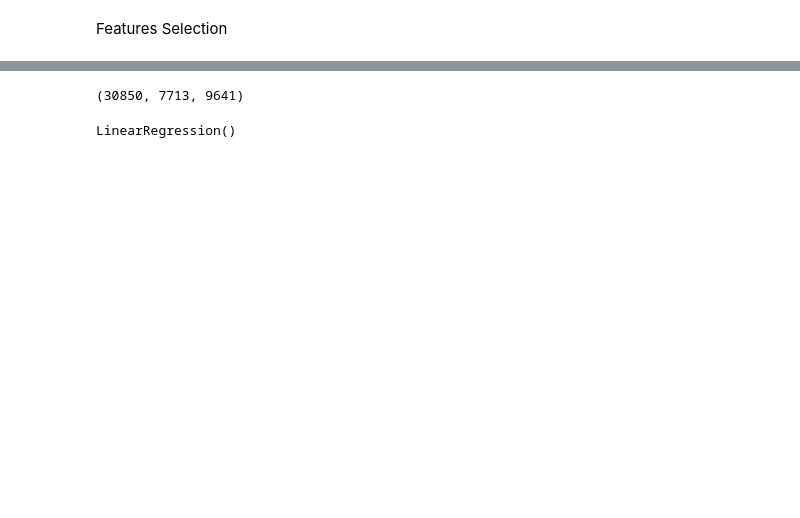
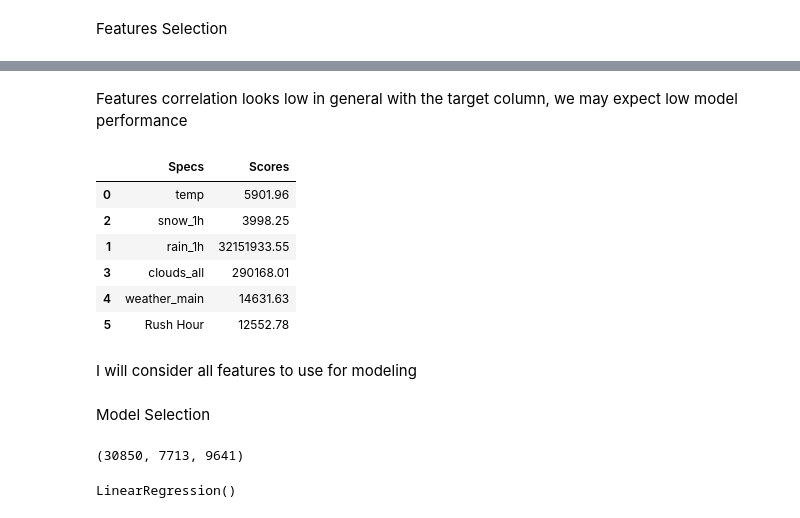
Before and after one commit to AbdallaAbker/mlops, a Jupyter notebook: model-development/traffic_prediction.ipynb, the cells around one changed output, grey strips where cells are left out. Saved outputs shown, nothing was run; the diff lists cells and outputs as text; code cells hidden in the pictures; blank space fills up the shorter version.

```diff
--- a/model-development/traffic_prediction.ipynb
+++ b/model-development/traffic_prediction.ipynb
@@ -98,0 +127,17 @@ df.head(1)
+# %%
+dct_map = {
+            'Clear': 1,
+            'Clouds': 2,
+            'Drizzle': 3,
+            'Mist': 4,
+            'Rain': 5,
+            'Haze': 6,
+            'Fog': 7,
+            'Thunderstorm': 8,
+            'Snow': 9,
+            'Squall': 10,
+            'Smoke': 11
+        }
+# %%
+df['weather_main'] = df['weather_main'].map(dct_map)
+df['weather_main'] = df['weather_main'].astype(int)
@@ -101,6 +169,35 @@ Features Selection
+# %% [markdown]
+Features correlation looks low in general with the target column, we may expect low model performance
 # %%
 X = df.drop('traffic_volume', axis = 1)
 y = df['traffic_volume']
+# %%
+from sklearn.feature_selection import SelectKBest
+from sklearn.feature_selection import chi2
+
+bestFeatures =  SelectKBest(score_func=chi2, k='all')
+bestFeatures_Model = bestFeatures.fit(X,y)
+
+dfscores = pd.DataFrame(bestFeatures_Model.scores_)
+dfcolumns = pd.DataFrame(X.columns)
+
+featureScores = pd.concat([dfcolumns, dfscores], axis=1)
+featureScores.columns = ['Specs', 'Scores']
+
+featureScores.Scores = featureScores.Scores.apply(lambda x: f'{x:.2f}')
+featureScores.sort_values(ascending=False, by= 'Scores')
+# %% [output]
+|  | Specs | Scores |
+| 0 | temp | 5901.96 |
+| 2 | snow_1h | 3998.25 |
+| 1 | rain_1h | 32151933.55 |
+| 3 | clouds_all | 290168.01 |
+| 4 | weather_main | 14631.63 |
+| 5 | Rush Hour | 12552.78 |
+# %% [markdown]
+I will consider all features to use for modeling
+# %% [markdown]
+Model Selection
 # %%
 from sklearn.model_selection import train_test_split
 
```
Also changed, not shown: parts of 18 cells of this notebook, 12 other files.
